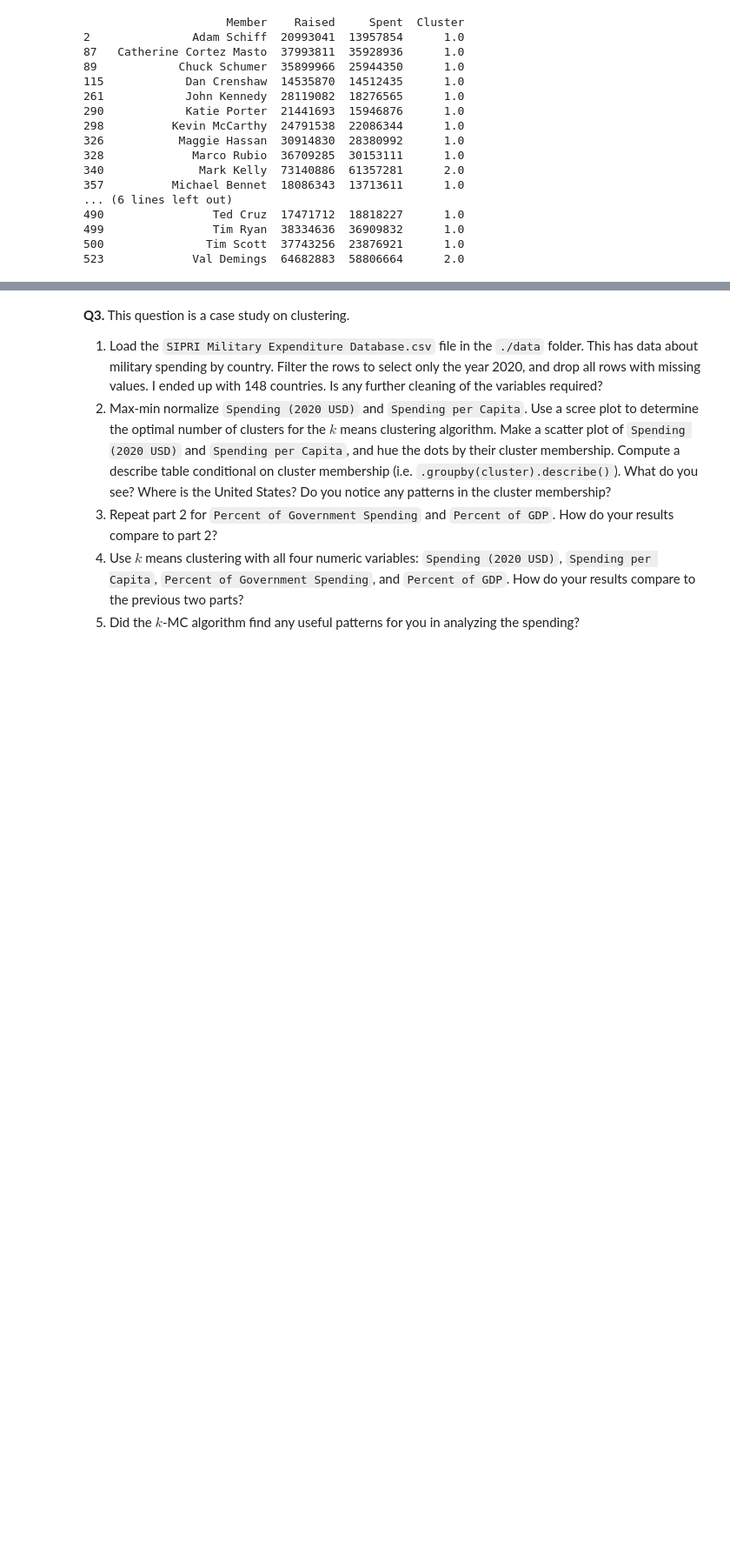
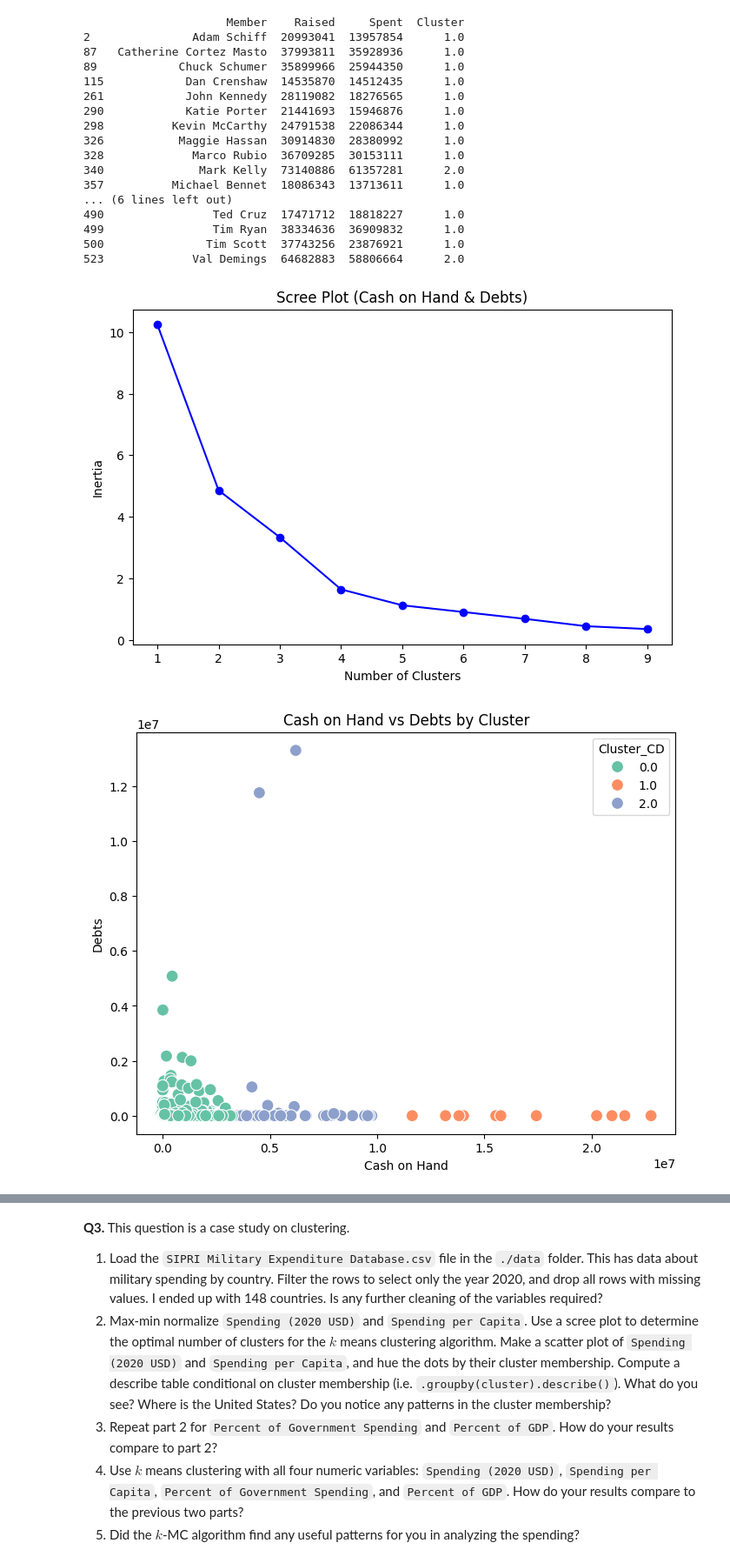
Before and after one commit to qjy9ey/clustering_assignment, a Jupyter notebook: assignment_clustering.ipynb, the cells around one changed output, grey strips where cells are left out. Shown at 87% size. Cells and saved outputs as stored; diff of their text form; code cells hidden in the pictures; blank space fills up the shorter version.

```diff
--- a/assignment_clustering.ipynb
+++ b/assignment_clustering.ipynb
@@ -223,3 +221,51 @@ print(smallest_politicians)
 499                Tim Ryan  38334636  36909832      1.0
 500               Tim Scott  37743256  23876921      1.0
 523             Val Demings  64682883  58806664      2.0
+# %%
+Y = df[['Cash on Hand', 'Debts']].dropna()
+
+scaler = MinMaxScaler()
+Y_scaled = scaler.fit_transform(Y)
+
+inertia = []
+K = range(1, 10)
+for k in K:
+    kmeans = KMeans(n_clusters=k, random_state=42)
+    kmeans.fit(Y_scaled)
+    inertia.append(kmeans.inertia_)
+
+plt.figure(figsize=(8,5))
+plt.plot(K, inertia, 'bo-')
+plt.xlabel('Number of Clusters')
+plt.ylabel('Inertia')
+plt.title('Scree Plot (Cash on Hand & Debts)')
+plt.show()
+
+optimal_k = 3
+kmeans = KMeans(n_clusters=optimal_k, random_state=42)
+df.loc[Y.index, 'Cluster_CD'] = kmeans.fit_predict(Y_scaled)
+
+plt.figure(figsize=(8,6))
+sns.scatterplot(data=df, x='Cash on Hand', y='Debts', hue='Cluster_CD', palette='Set2', s=100)
+plt.xlabel('Cash on Hand')
+plt.ylabel('Debts')
+plt.title('Cash on Hand vs Debts by Cluster')
+plt.show()
+
+cluster_sizes_cd = df['Cluster_CD'].value_counts().sort_values()
+smallest_clusters_cd = cluster_sizes_cd.index[:2]
+smallest_politicians_cd = df[df['Cluster_CD'].isin(smallest_clusters_cd)][['Member', 'Cash on Hand', 'Debts', 'Cluster_CD']]
+print(smallest_politicians_cd)
+
+# Cluster 1 contains mega-cash candidates like Adam Schiff and Tim Scott – high
+# cash on hand, low or zero debts. Cluster 2 is much larger and contains most
+# other candidates with moderate cash or some debts. In the Raised vs Spent
+# clustering, the smallest cluster was the "mega-raisers/spenders." In the Cash
+# vs Debts clustering, the cluster composition shifts because high cash on hand
+# is not identical to total raised/spent. Raised and Spent track flow of money,
+# capturing campaign activity, while Cash on Hand and Debts track net financial
+# position at a point in time. Spending decisions, leftover funds, and debt
+# levels create different clustering patterns.
+# %% [output]
+[figure, added]
+[figure, added]
```
Also changed, not shown: parts of 3 cells of this notebook.
